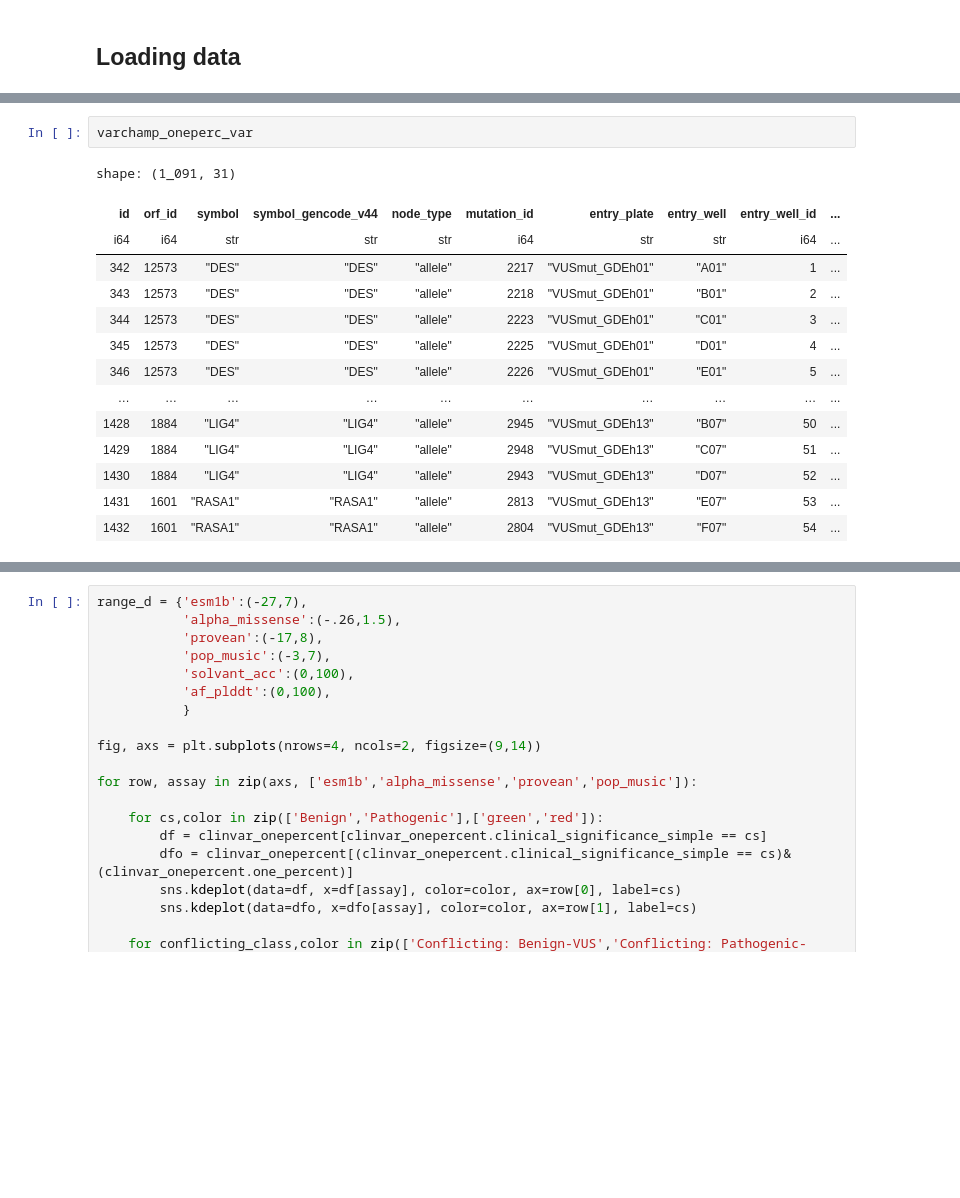
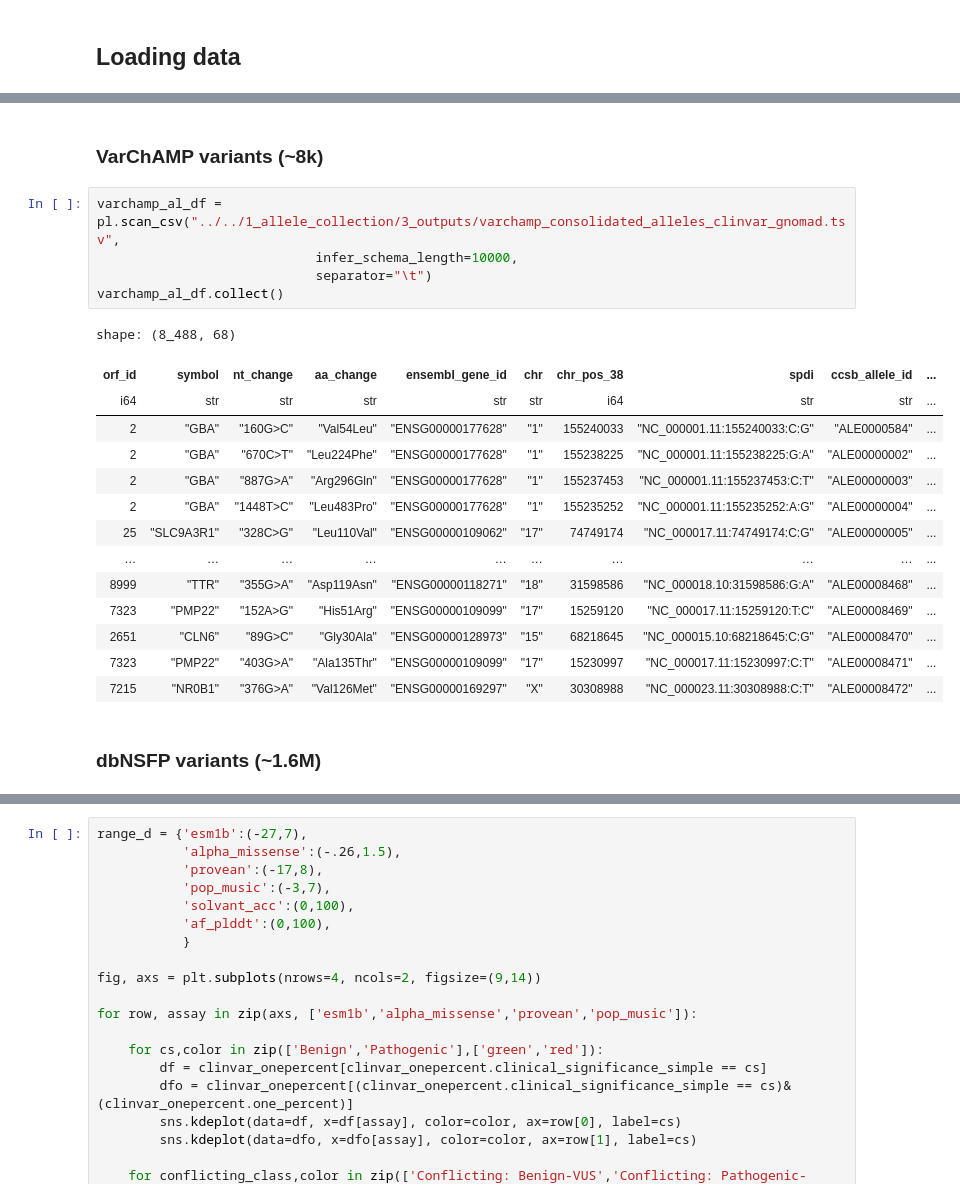
Before and after one commit to broadinstitute/2025_laval_submitted, a Jupyter notebook: 4_compare_AI_scores/2_analysis/ai_pred_analyses.ipynb, the cells around one changed output, grey strips where cells are left out. Drawn from its saved outputs; the diff is of its cells as text; blank space fills up the shorter version.

```diff
--- a/4_compare_AI_scores/2_analysis/ai_pred_analyses.ipynb
+++ b/4_compare_AI_scores/2_analysis/ai_pred_analyses.ipynb
@@ -40,17 +14,24 @@ shape: (0, 31)
-# %%
-varchamp_oneperc_var
-# %% [output]
-shape: (1_091, 31)
-| id | orf_id | symbol | symbol_gencode_v44 | node_type | mutation_id | entry_plate | entry_well | entry_well_id | ... |
-| i64 | i64 | str | str | str | i64 | str | str | i64 | ... |
-| 342 | 12573 | "DES" | "DES" | "allele" | 2217 | "VUSmut_GDEh01" | "A01" | 1 | ... |
-| 343 | 12573 | "DES" | "DES" | "allele" | 2218 | "VUSmut_GDEh01" | "B01" | 2 | ... |
-| 344 | 12573 | "DES" | "DES" | "allele" | 2223 | "VUSmut_GDEh01" | "C01" | 3 | ... |
-| 345 | 12573 | "DES" | "DES" | "allele" | 2225 | "VUSmut_GDEh01" | "D01" | 4 | ... |
-| 346 | 12573 | "DES" | "DES" | "allele" | 2226 | "VUSmut_GDEh01" | "E01" | 5 | ... |
-| … | … | … | … | … | … | … | … | … | ... |
-| 1428 | 1884 | "LIG4" | "LIG4" | "allele" | 2945 | "VUSmut_GDEh13" | "B07" | 50 | ... |
-| 1429 | 1884 | "LIG4" | "LIG4" | "allele" | 2948 | "VUSmut_GDEh13" | "C07" | 51 | ... |
-| 1430 | 1884 | "LIG4" | "LIG4" | "allele" | 2943 | "VUSmut_GDEh13" | "D07" | 52 | ... |
-| 1431 | 1601 | "RASA1" | "RASA1" | "allele" | 2813 | "VUSmut_GDEh13" | "E07" | 53 | ... |
-| 1432 | 1601 | "RASA1" | "RASA1" | "allele" | 2804 | "VUSmut_GDEh13" | "F07" | 54 | ... |
+# %% [markdown]
+### VarChAMP variants (~8k)
+# %%
+varchamp_al_df = pl.scan_csv("../../1_allele_collection/3_outputs/varchamp_consolidated_alleles_clinvar_gnomad.tsv",
+                            infer_schema_length=10000,
+                            separator="\t")
+varchamp_al_df.collect()
+# %% [output]
+shape: (8_488, 68)
+| orf_id | symbol | nt_change | aa_change | ensembl_gene_id | chr | chr_pos_38 | spdi | ccsb_allele_id | ... |
+| i64 | str | str | str | str | str | i64 | str | str | ... |
+| 2 | "GBA" | "160G>C" | "Val54Leu" | "ENSG00000177628" | "1" | 155240033 | "NC_000001.11:155240033:C:G" | "ALE0000584" | ... |
+| 2 | "GBA" | "670C>T" | "Leu224Phe" | "ENSG00000177628" | "1" | 155238225 | "NC_000001.11:155238225:G:A" | "ALE00000002" | ... |
+| 2 | "GBA" | "887G>A" | "Arg296Gln" | "ENSG00000177628" | "1" | 155237453 | "NC_000001.11:155237453:C:T" | "ALE00000003" | ... |
+| 2 | "GBA" | "1448T>C" | "Leu483Pro" | "ENSG00000177628" | "1" | 155235252 | "NC_000001.11:155235252:A:G" | "ALE00000004" | ... |
+| 25 | "SLC9A3R1" | "328C>G" | "Leu110Val" | "ENSG00000109062" | "17" | 74749174 | "NC_000017.11:74749174:C:G" | "ALE00000005" | ... |
+| … | … | … | … | … | … | … | … | … | ... |
+| 8999 | "TTR" | "355G>A" | "Asp119Asn" | "ENSG00000118271" | "18" | 31598586 | "NC_000018.10:31598586:G:A" | "ALE00008468" | ... |
+| 7323 | "PMP22" | "152A>G" | "His51Arg" | "ENSG00000109099" | "17" | 15259120 | "NC_000017.11:15259120:T:C" | "ALE00008469" | ... |
+| 2651 | "CLN6" | "89G>C" | "Gly30Ala" | "ENSG00000128973" | "15" | 68218645 | "NC_000015.10:68218645:C:G" | "ALE00008470" | ... |
+| 7323 | "PMP22" | "403G>A" | "Ala135Thr" | "ENSG00000109099" | "17" | 15230997 | "NC_000017.11:15230997:C:T" | "ALE00008471" | ... |
+| 7215 | "NR0B1" | "376G>A" | "Val126Met" | "ENSG00000169297" | "X" | 30308988 | "NC_000023.11:30308988:C:T" | "ALE00008472" | ... |
+# %% [markdown]
+### dbNSFP variants (~1.6M)
```
Also changed, not shown: parts of 21 cells of this notebook, 7 other files.
